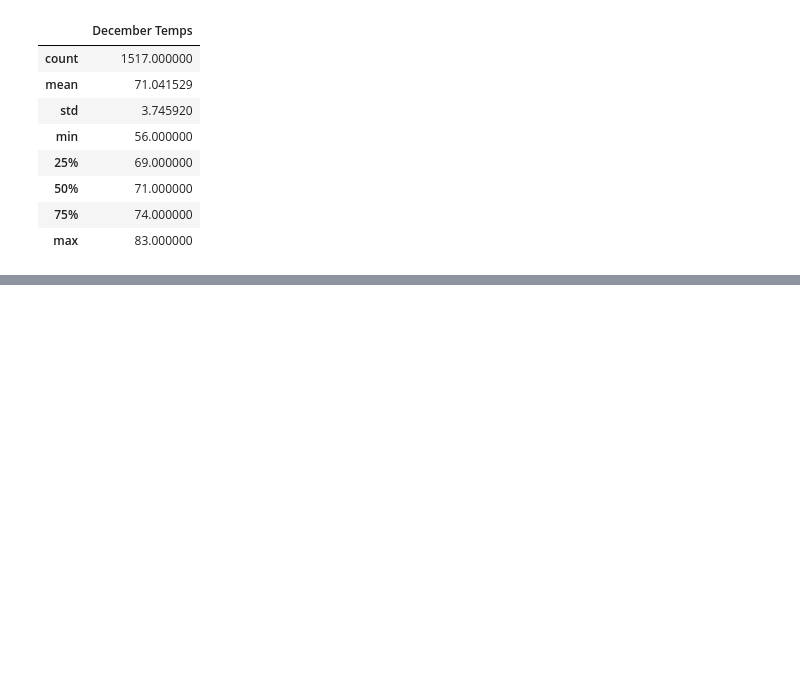
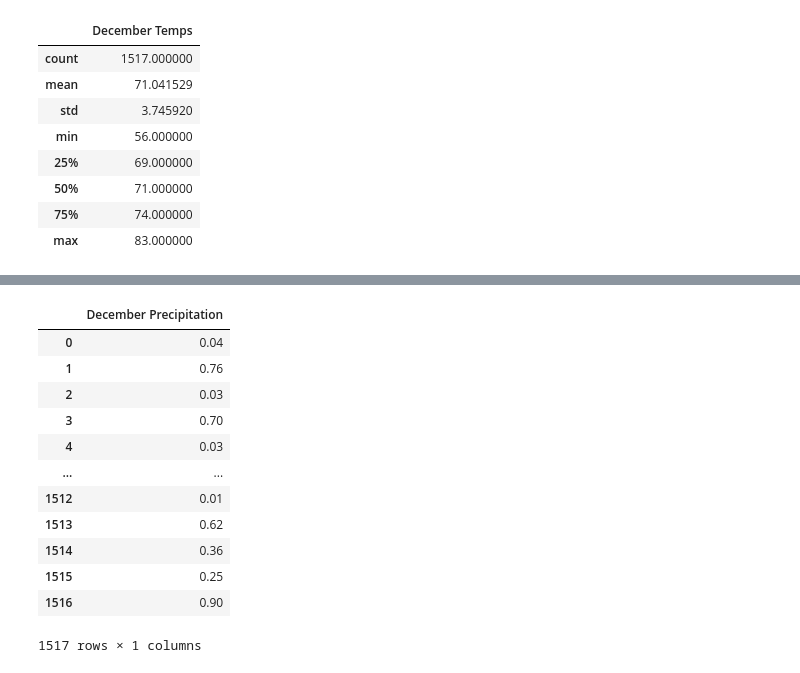
Before and after one commit to nseddon/Surfs-Up, a Jupyter notebook: SurfsUp_Challenge.ipynb, the cells around one changed output, grey strips where cells are left out. Drawn from its saved outputs; the diff is of its cells as text; code cells hidden in the pictures; blank space fills up the shorter version.

```diff
--- a/SurfsUp_Challenge.ipynb
+++ b/SurfsUp_Challenge.ipynb
@@ -127,0 +209,24 @@ December_temperature_df.describe()
+# %%
+# Convert the December preciptations to a list.
+query = session.query(Measurement.id, Measurement.station, Measurement.date, Measurement.prcp, Measurement.tobs).filter(extract('month', Measurement.date)=='12').group_by(Measurement.id).order_by(Measurement.date).all()
+December_precipitation_list = []
+for index in query:
+    December_precipitation_list.append(index.prcp)
+# %%
+# Create a DataFrame from the list of precipitation for the month of December.
+December_precipitation_df = pd.DataFrame(December_precipitation_list, columns=['December Precipitation'])
+December_precipitation_df
+# %% [output]
+|  | December Precipitation |
+| 0 | 0.04 |
+| 1 | 0.76 |
+| 2 | 0.03 |
+| 3 | 0.70 |
+| 4 | 0.03 |
+| ... | ... |
+| 1512 | 0.01 |
+| 1513 | 0.62 |
+| 1514 | 0.36 |
+| 1515 | 0.25 |
+| 1516 | 0.90 |
+1517 rows × 1 columns
```
Also changed, not shown: parts of 9 cells of this notebook, 2 other files.
